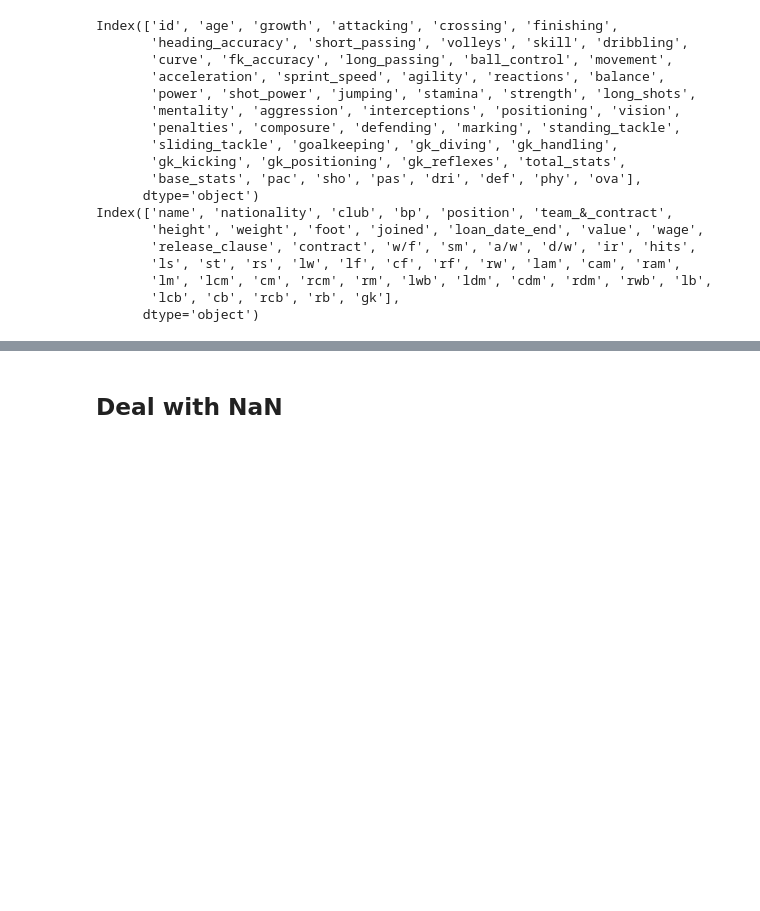
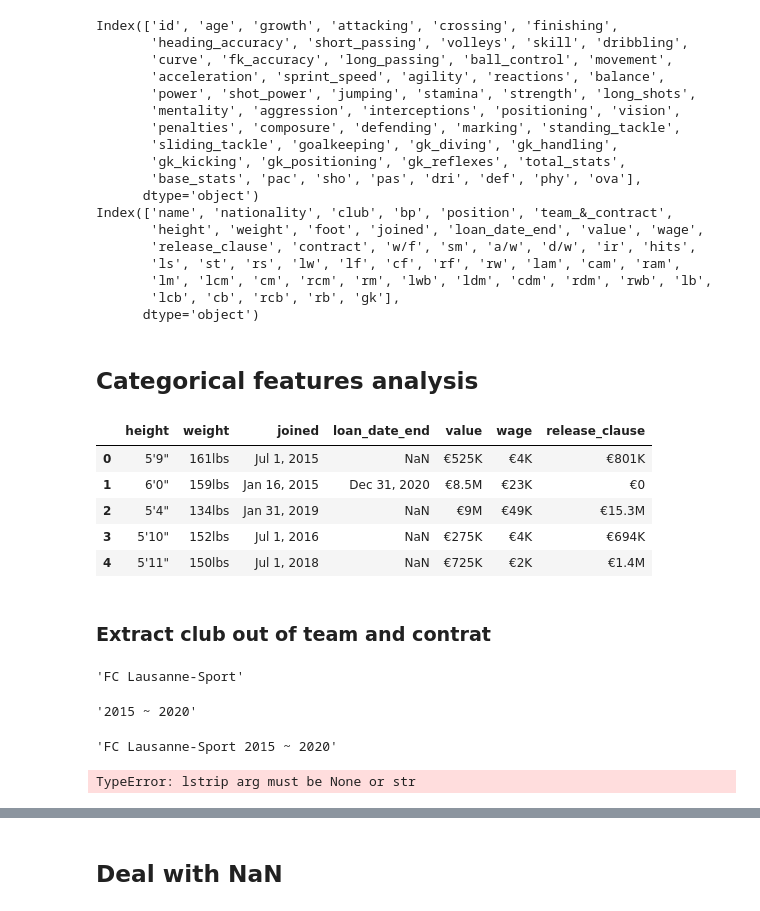
Before and after one commit to aldamepi/ironhack-FIFA_project, a Jupyter notebook: fifaProject-eulalia_alberto.ipynb, the cells around one changed output, grey strips where cells are left out. Saved outputs shown, nothing was run; the diff lists cells and outputs as text; code cells hidden in the pictures; blank space fills up the shorter version.

Commit message:
categorical features transformed - height and weight

```diff
--- a/fifaProject-eulalia_alberto.ipynb
+++ b/fifaProject-eulalia_alberto.ipynb
@@ -16,6 +16,8 @@ from sklearn.metrics import r2_score, mean_squared_error, mean_absolute_error
 # Deal with data
 # %% [markdown]
 ## Import dataframe
+# %%
+pd.set_option('display.max_columns',None)
 # %%
 df = pd.read_csv('fifa21_train.csv')
 display(df.head())
@@ -172,3 +214,5 @@ Index(['name', 'nationality', 'club', 'bp', 'position', 'team_&_contract',
        'lm', 'lcm', 'cm', 'rcm', 'rm', 'lwb', 'ldm', 'cdm', 'rdm', 'rwb', 'lb',
        'lcb', 'cb', 'rcb', 'rb', 'gk'],
       dtype='object')
+# %% [markdown]
+## Categorical features analysis
@@ -174,0 +222,2 @@ Index(['name', 'nationality', 'club', 'bp', 'position', 'team_&_contract',
+# %%
+possible_nocat_feat = ['height', 'weight', 'joined', 'loan_date_end', 'value', 'wage', 'release_clause', 'w/f', 'sm', 'ir']
@@ -174,0 +226,27 @@ Index(['name', 'nationality', 'club', 'bp', 'position', 'team_&_contract',
+# %%
+df[possible_nocat_feat].head()
+# %% [output]
+|  | height | weight | joined | loan_date_end | value | wage | release_clause |
+| 0 | 5'9" | 161lbs | Jul 1, 2015 | NaN | €525K | €4K | €801K |
+| 1 | 6'0" | 159lbs | Jan 16, 2015 | Dec 31, 2020 | €8.5M | €23K | €0 |
+| 2 | 5'4" | 134lbs | Jan 31, 2019 | NaN | €9M | €49K | €15.3M |
+| 3 | 5'10" | 152lbs | Jul 1, 2016 | NaN | €275K | €4K | €694K |
+| 4 | 5'11" | 150lbs | Jul 1, 2018 | NaN | €725K | €2K | €1.4M |
+# %% [markdown]
+### Extract club out of team and contrat
+# %%
+df.club[0]
+# %% [output]
+'FC Lausanne-Sport'
+# %%
+df['team_&_contract'][0].lstrip(df.club[0])
+# %% [output]
+'2015 ~ 2020'
+# %%
+df['team_&_contract'][0]
+# %% [output]
+'FC Lausanne-Sport 2015 ~ 2020'
+# %%
+df['team_&_contract'] = df['team_&_contract'].apply(lambda x: x.lstrip(df.club))
+# %% [output]
+TypeError: lstrip arg must be None or str
```
Also changed, not shown: parts of 13 cells of this notebook.
